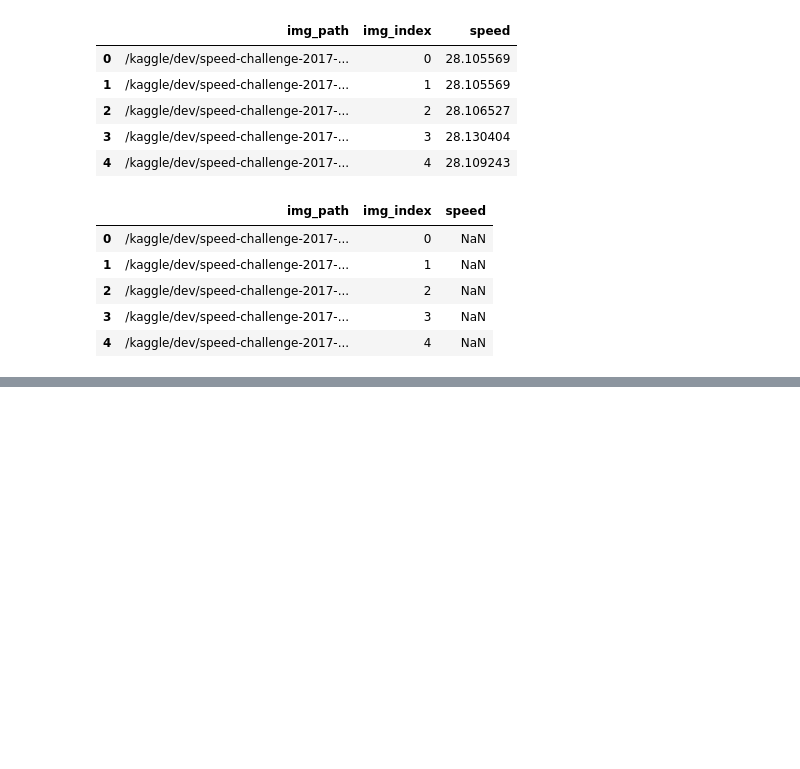
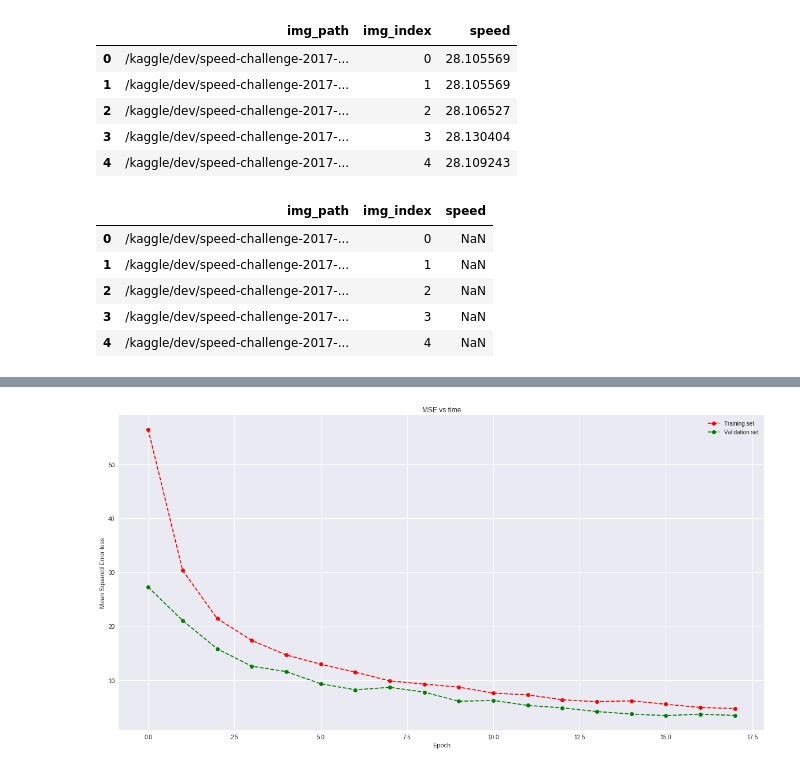
Before and after one commit to kgajwan1/car-speed-challenge-2017, a Jupyter notebook: notebooks/model.ipynb, the cells around one changed output, grey strips where cells are left out. Cells and saved outputs as stored; diff of their text form; code cells hidden in the pictures; blank space fills up the shorter version.

Commit message:
Add tensorboard metrics. Add plots for train, validation loss vs epochs.

```diff
--- a/notebooks/model.ipynb
+++ b/notebooks/model.ipynb
@@ -22,6 +32,9 @@ PREPROCESSED_IMGS_TRAIN = os.path.join(PREPROCESSED_DATA_PATH, 'train_imgs')
 PREPROCESSED_IMGS_TEST = os.path.join(PREPROCESSED_DATA_PATH, 'test_imgs')
 TRAIN_META = os.path.join(PREPROCESSED_DATA_PATH, 'train_meta.csv')
 TEST_META = os.path.join(PREPROCESSED_DATA_PATH, 'test_meta.csv')
+PREDICT_PATH = '/kaggle/dev/speed-challenge-2017-data/predict'
+METRICS_PATH = '/kaggle/dev/ashish/car-speed-challenge-2017/metrics'
+MODELS_PATH = '/kaggle/dev/ashish/car-speed-challenge-2017/models'
 # %%
 train_y = pd.read_csv(TRAIN_LABELS, header=None, squeeze=True)
 train_y.head()
@@ -461,0 +473,16 @@ Epoch 00013: early stopping
+# %%
+model = load_model(os.path.join(MODELS_PATH, 'model-1503373751.h5'))
+history = pickle.load(open(os.path.join(MODELS_PATH, 'model-1503373751.history'), 'rb'))
+# %%
+fig, ax = plt.subplots(figsize=(20,10))
+plt.plot(history['loss'], 'ro--')
+plt.plot(history['val_loss'], 'go--')
+plt.title('MSE vs time')
+plt.ylabel('Mean Squared Error loss')
+plt.xlabel('Epoch')
+plt.legend(['Training set', 'Validation set'], loc='upper right')
+plt.savefig('./assets/MSE_per_epoch.png')
+plt.show()
+plt.close()
+# %% [output]
+[figure, added]
```
Also changed, not shown: parts of 15 cells of this notebook.
